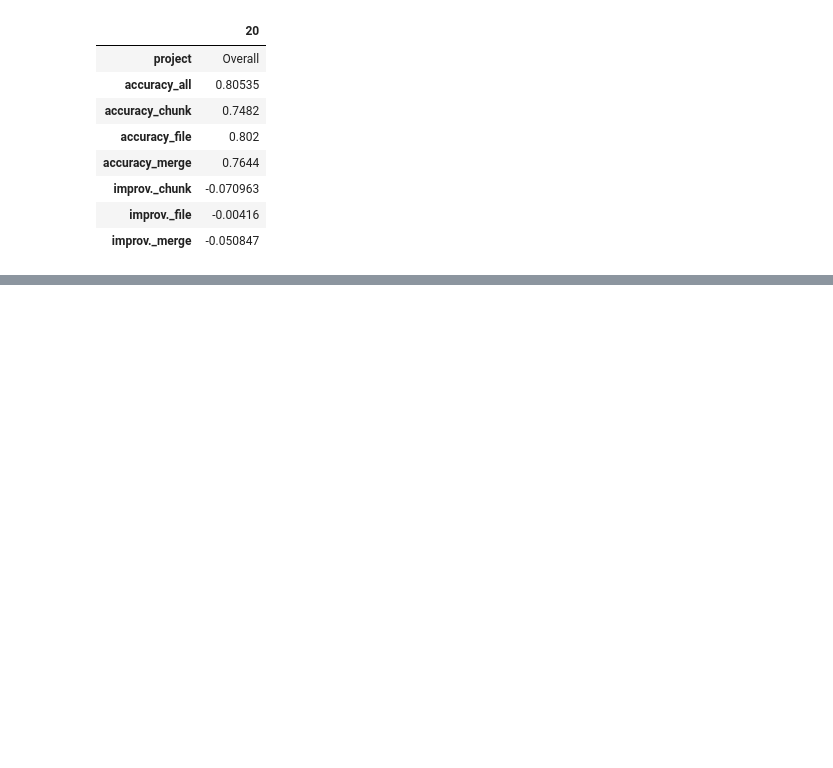
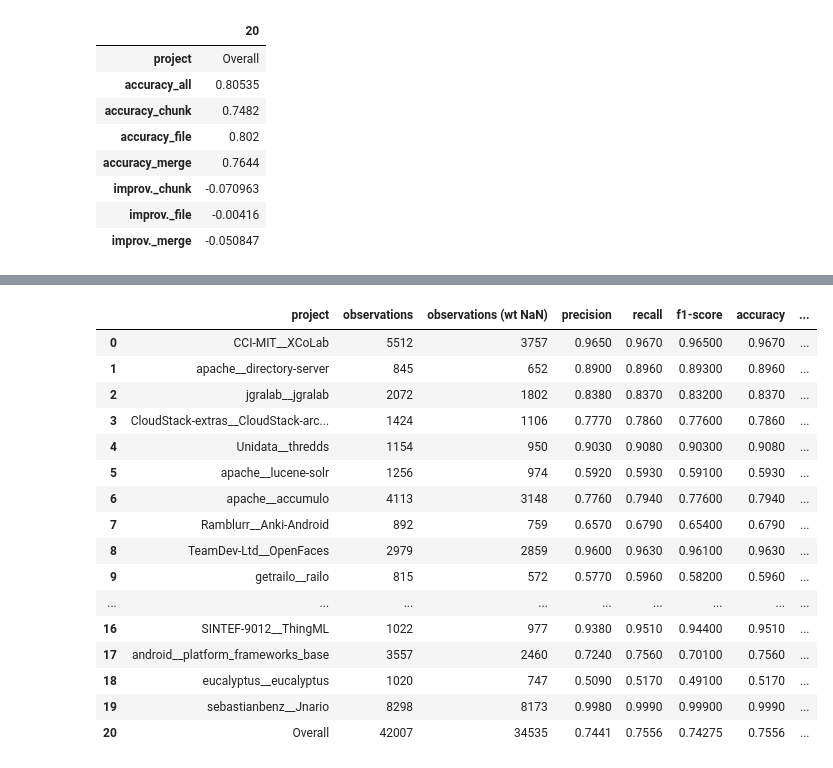
Before and after one commit to gems-uff/mestre, a Jupyter notebook: scripts/classifier/ablation_study_attributes_groups.ipynb, the cells around one changed output, grey strips where cells are left out. Cells and saved outputs as stored; diff of their text form; code cells hidden in the pictures; blank space fills up the shorter version.

```diff
--- a/scripts/classifier/ablation_study_attributes_groups.ipynb
+++ b/scripts/classifier/ablation_study_attributes_groups.ipynb
@@ -168,0 +230,26 @@ accuracy_rf_improv.transpose()
+# %%
+import random
+import importlib
+importlib.reload(classifier_utils)
+chunk_only_columns_result = classifier_utils.ProjectsResults(rf, projects, non_features_columns, ablation=True, ablation_group='', ablation_mode='chunk_only')
+# %%
+report_chunk_only_columns = chunk_only_columns_result.get_report_df(include_overall=True)
+report_chunk_only_columns
+# %% [output]
+|  | project | observations | observations (wt NaN) | precision | recall | f1-score | accuracy | ... |
+| 0 | CCI-MIT__XCoLab | 5512 | 3757 | 0.9650 | 0.9670 | 0.96500 | 0.9670 | ... |
+| 1 | apache__directory-server | 845 | 652 | 0.8900 | 0.8960 | 0.89300 | 0.8960 | ... |
+| 2 | jgralab__jgralab | 2072 | 1802 | 0.8380 | 0.8370 | 0.83200 | 0.8370 | ... |
+| 3 | CloudStack-extras__CloudStack-arc... | 1424 | 1106 | 0.7770 | 0.7860 | 0.77600 | 0.7860 | ... |
+| 4 | Unidata__thredds | 1154 | 950 | 0.9030 | 0.9080 | 0.90300 | 0.9080 | ... |
+| 5 | apache__lucene-solr | 1256 | 974 | 0.5920 | 0.5930 | 0.59100 | 0.5930 | ... |
+| 6 | apache__accumulo | 4113 | 3148 | 0.7760 | 0.7940 | 0.77600 | 0.7940 | ... |
+| 7 | Ramblurr__Anki-Android | 892 | 759 | 0.6570 | 0.6790 | 0.65400 | 0.6790 | ... |
+| 8 | TeamDev-Ltd__OpenFaces | 2979 | 2859 | 0.9600 | 0.9630 | 0.96100 | 0.9630 | ... |
+| 9 | getrailo__railo | 815 | 572 | 0.5770 | 0.5960 | 0.58200 | 0.5960 | ... |
+| ... | ... | ... | ... | ... | ... | ... | ... | ... |
+| 16 | SINTEF-9012__ThingML | 1022 | 977 | 0.9380 | 0.9510 | 0.94400 | 0.9510 | ... |
+| 17 | android__platform_frameworks_base | 3557 | 2460 | 0.7240 | 0.7560 | 0.70100 | 0.7560 | ... |
+| 18 | eucalyptus__eucalyptus | 1020 | 747 | 0.5090 | 0.5170 | 0.49100 | 0.5170 | ... |
+| 19 | sebastianbenz__Jnario | 8298 | 8173 | 0.9980 | 0.9990 | 0.99900 | 0.9990 | ... |
+| 20 | Overall | 42007 | 34535 | 0.7441 | 0.7556 | 0.74275 | 0.7556 | ... |
```
Also changed, not shown: parts of 11 cells of this notebook, 2 other files.
